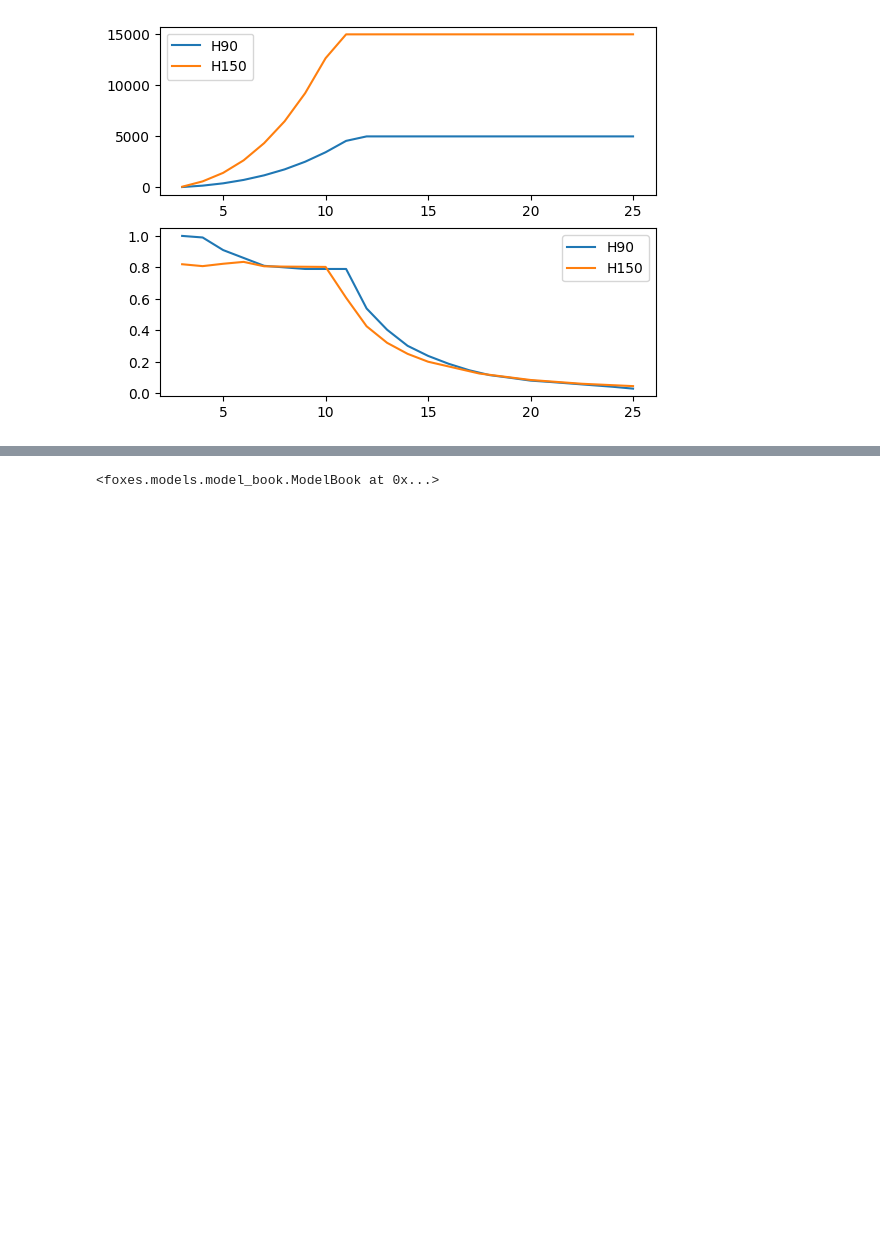
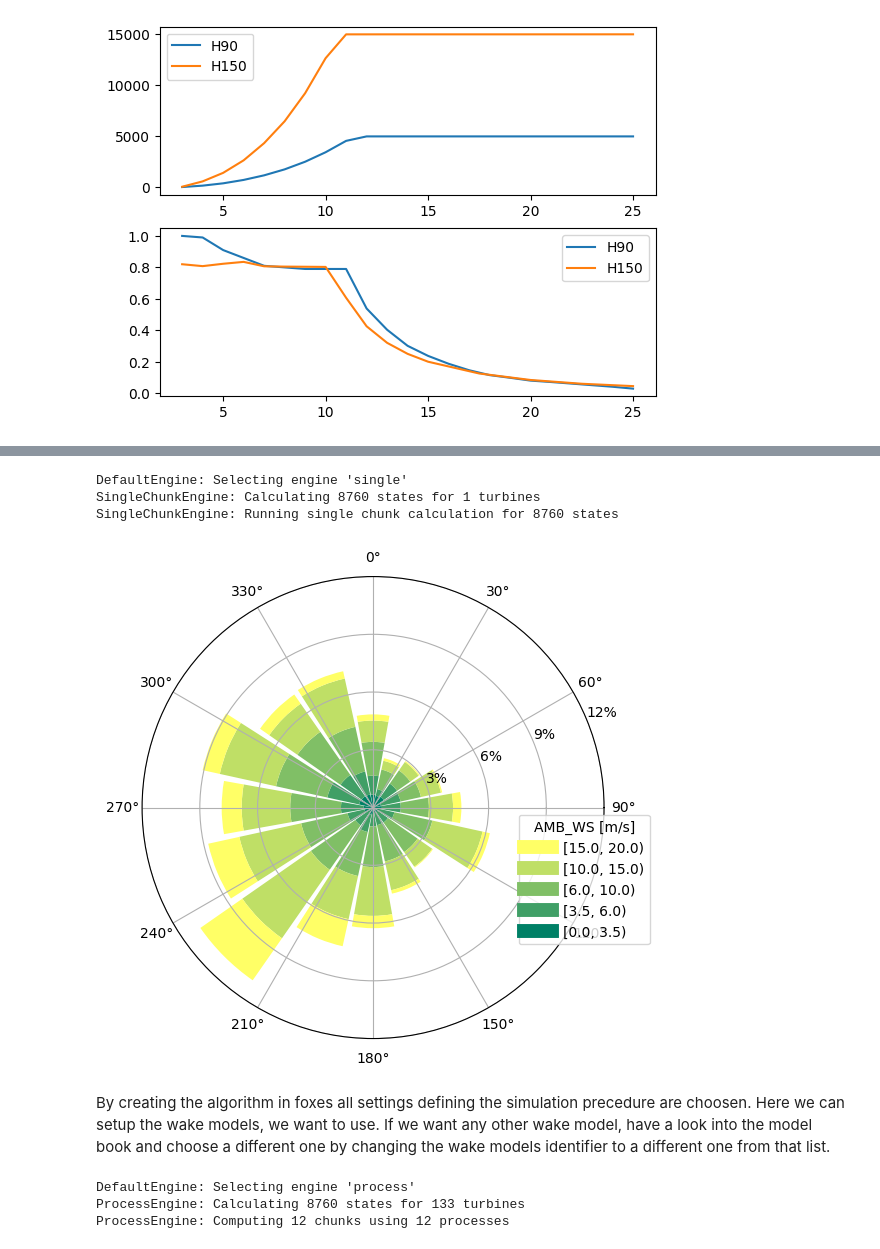
Before and after one commit to Nuwa13/Project_Python_Programming_in_Energy_Science, a Jupyter notebook: Task_5.ipynb, the cells around one changed output, grey strips where cells are left out. Cells and saved outputs as stored; diff of their text form; code cells hidden in the pictures; blank space fills up the shorter version.

Commit message:
calculation is running for one state. up next: create suitable interfaces with task 4 and look at what wake model makes most sense to use here.

```diff
--- a/Task_5.ipynb
+++ b/Task_5.ipynb
@@ -92 +93,17 @@ Turbine 132, T132: xy=(317683.89, 6051043.01), my_turbine
 [figure]
+# %%
+# create a states data input (later given by prior tasks)
+def read_ts_csv(filename):
+    df = pd.read_csv(filename, parse_dates=['Unnamed: 0'])
+                # data
+    df.rename(columns={ df.columns[0]: "Time" }, inplace = True)
+                # rename the first column to be the 'time' column
+    df.drop_duplicates(subset='Time', inplace=True)
+
+                # check for -999 and replace with NaN if applicable
+    if -999 in df:
+        df[df==-999] = np.nan
+
+    return df
+wind_data_era5 = read_ts_csv(f'reanalysis.csv')
+wind_data_era5
@@ -92,0 +124,5 @@ Turbine 132, T132: xy=(317683.89, 6051043.01), my_turbine
+# %%
+# cut down data amount and check for zeros
+wind_data_era5.set_index('Time', inplace=True)
+wind_data = wind_data_era5.loc["2006-01-01":"2006-12-31"]
+wind_data
@@ -93,4 +144,24 @@ Turbine 132, T132: xy=(317683.89, 6051043.01), my_turbine
 # %%
-foxes.input.states
+# select used data
+wind_data = wind_data
+zeros_at = wind_data.isnull()
+# made up value for TI
+TI_value = 0.05       # unsused so far
+RHO_value = 1.225
+
+# stock code for creating the states (does not use the yet)
+my_states = foxes.input.states.Timeseries(
+data_source= wind_data,
+    output_vars=[FV.WS, FV.WD, FV.TI, FV.RHO],
+    var2col={FV.WS: "WS100", FV.WD: "WD100"},
+    fixed_vars={FV.RHO: RHO_value,FV.TI: TI_value},
+)
-# %% [output]
-<foxes.models.model_book.ModelBook at 0x...>
+# %%
+o = foxes.output.StatesRosePlotOutput(my_states, point=[0.0, 0.0, 100.0])
+o.get_figure(16, FV.AMB_WS, [0, 3.5, 6, 10, 15, 20], figsize=(6, 6))
+plt.show()
+# %% [output]
+DefaultEngine: Selecting engine 'single'
+SingleChunkEngine: Calculating 8760 states for 1 turbines
+SingleChunkEngine: Running single chunk calculation for 8760 states
+[figure, added]
@@ -96,0 +170,3 @@ foxes.input.states
+# %% [markdown]
+By creating the algorithm in foxes all settings defining the simulation precedure are choosen. Here we can setup the wake models, we want to use.
+If we want any other wake model, have a look into the model book and choose a different one by changing the wake models identifier to a different one from that list.
@@ -96,0 +184,6 @@ foxes.input.states
+# %%
+my_resuls = my_algo.calc_farm(calc_parameters={"chunk_size_states": 1000})
+# %% [output]
+DefaultEngine: Selecting engine 'process'
+ProcessEngine: Calculating 8760 states for 133 turbines
+ProcessEngine: Computing 12 chunks using 12 processes
```
Also changed, not shown: parts of 8 cells of this notebook.
